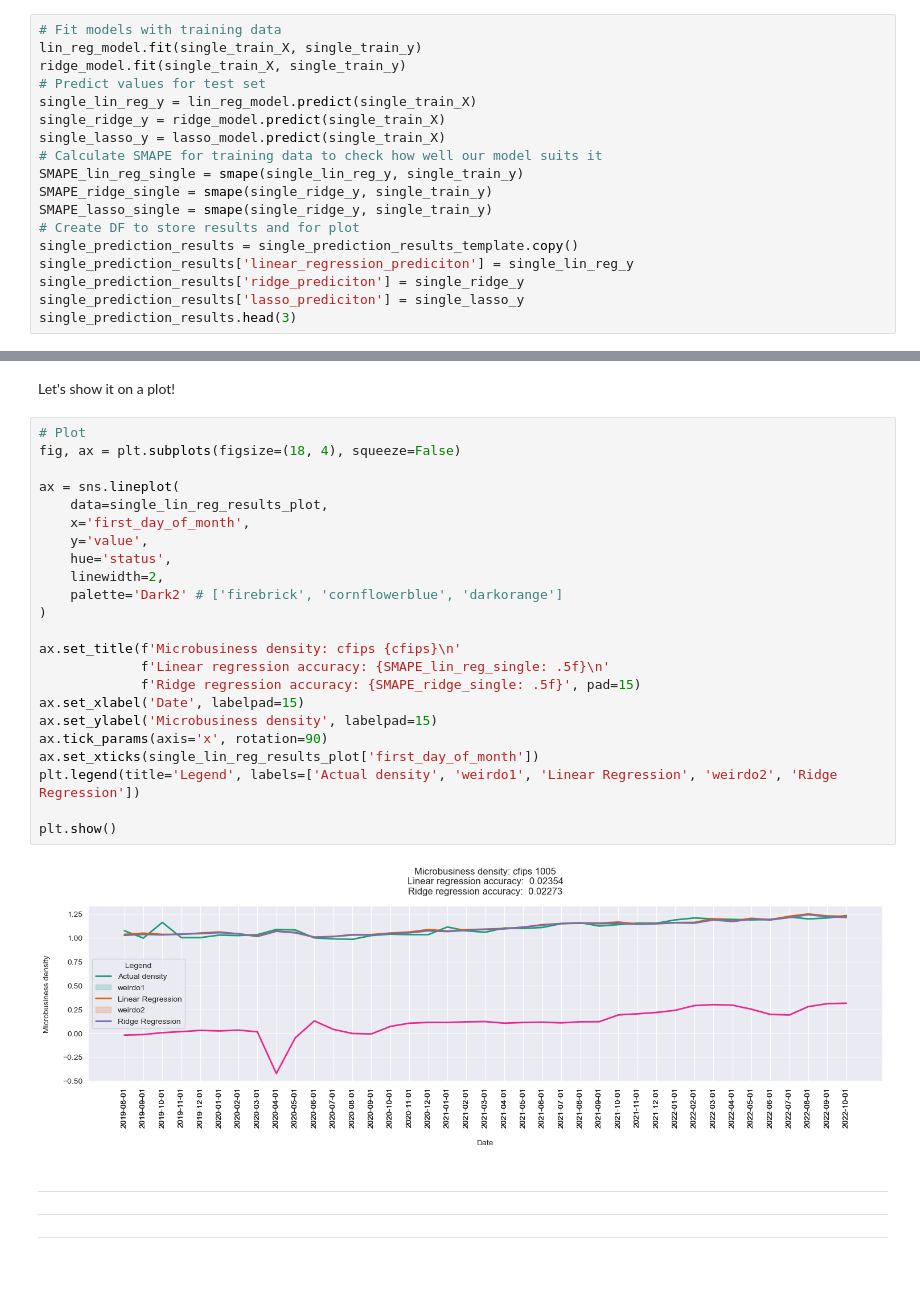
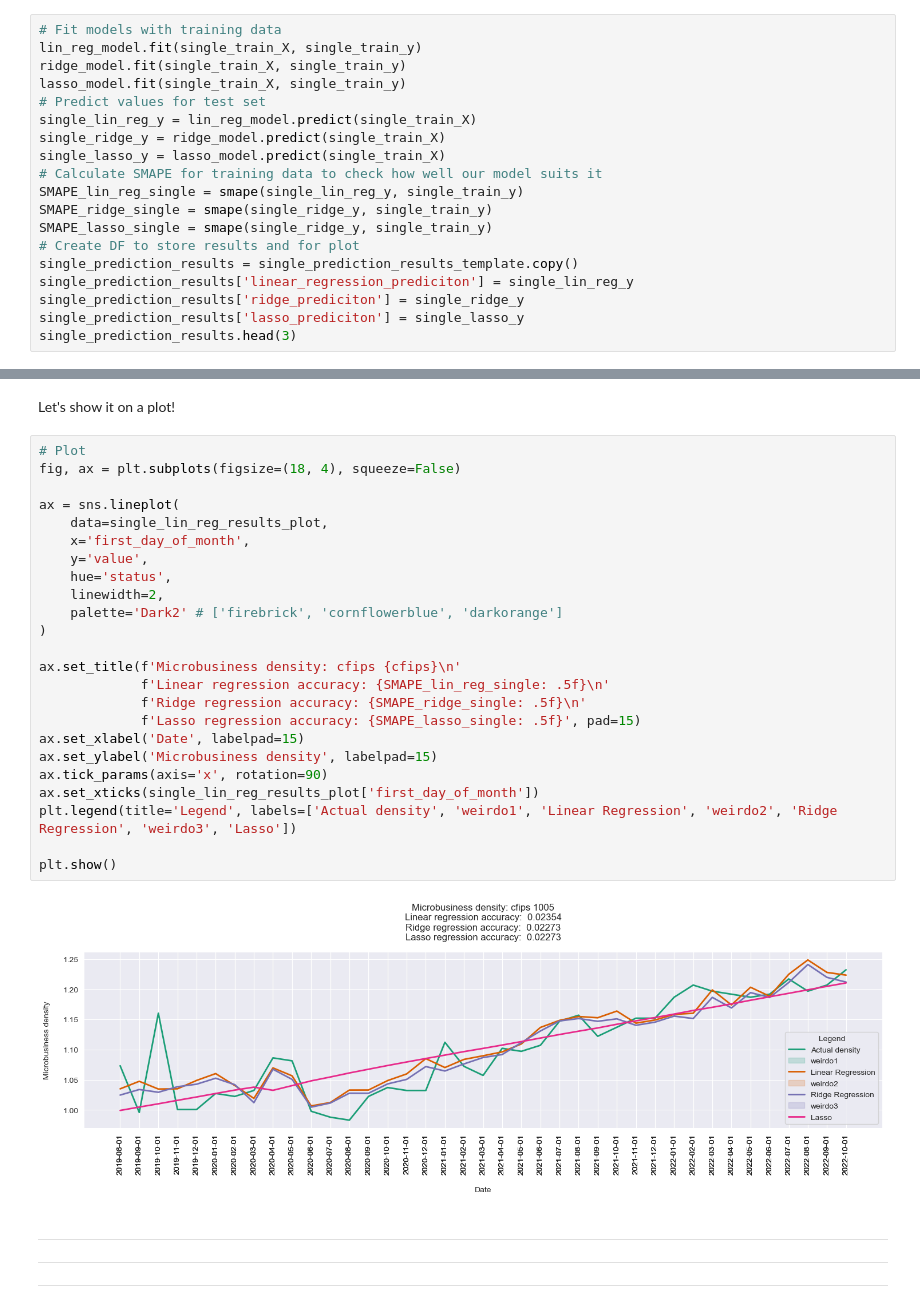
Before and after one commit to vroobelle93/03_GoDaddy, a Jupyter notebook: godaddy1.ipynb, the cells around one changed output, grey strips where cells are left out. Saved outputs shown, nothing was run; the diff lists cells and outputs as text; blank space fills up the shorter version.

```diff
--- a/godaddy1.ipynb
+++ b/godaddy1.ipynb
@@ -417,6 +416,7 @@ Now let's check how those models work for single county
 # Fit models with training data
 lin_reg_model.fit(single_train_X, single_train_y)
 ridge_model.fit(single_train_X, single_train_y)
+lasso_model.fit(single_train_X, single_train_y)
 # Predict values for test set
 single_lin_reg_y = lin_reg_model.predict(single_train_X)
 single_ridge_y = ridge_model.predict(single_train_X)
@@ -453,28 +453,29 @@ Let's show it on a plot!
 # %%
 # Plot
 fig, ax = plt.subplots(figsize=(18, 4), squeeze=False)
 
 ax = sns.lineplot(
     data=single_lin_reg_results_plot,
     x='first_day_of_month',
     y='value',
     hue='status',
     linewidth=2,
     palette='Dark2' # ['firebrick', 'cornflowerblue', 'darkorange']
 )
 
 ax.set_title(f'Microbusiness density: cfips {cfips}\n'
              f'Linear regression accuracy: {SMAPE_lin_reg_single: .5f}\n'
-             f'Ridge regression accuracy: {SMAPE_ridge_single: .5f}', pad=15)
+             f'Ridge regression accuracy: {SMAPE_ridge_single: .5f}\n'
+             f'Lasso regression accuracy: {SMAPE_lasso_single: .5f}', pad=15)
 ax.set_xlabel('Date', labelpad=15)
 ax.set_ylabel('Microbusiness density', labelpad=15)
 ax.tick_params(axis='x', rotation=90)
 ax.set_xticks(single_lin_reg_results_plot['first_day_of_month'])
-plt.legend(title='Legend', labels=['Actual density', 'weirdo1', 'Linear Regression', 'weirdo2', 'Ridge Regression'])
+plt.legend(title='Legend', labels=['Actual density', 'weirdo1', 'Linear Regression', 'weirdo2', 'Ridge Regression', 'weirdo3', 'Lasso'])
 
 plt.show()
 # %% [output]
-[figure, old version]
+[figure, new version]
 # %% [markdown]
 -----
 -----
```
Also changed, not shown: parts of 3 cells of this notebook.
